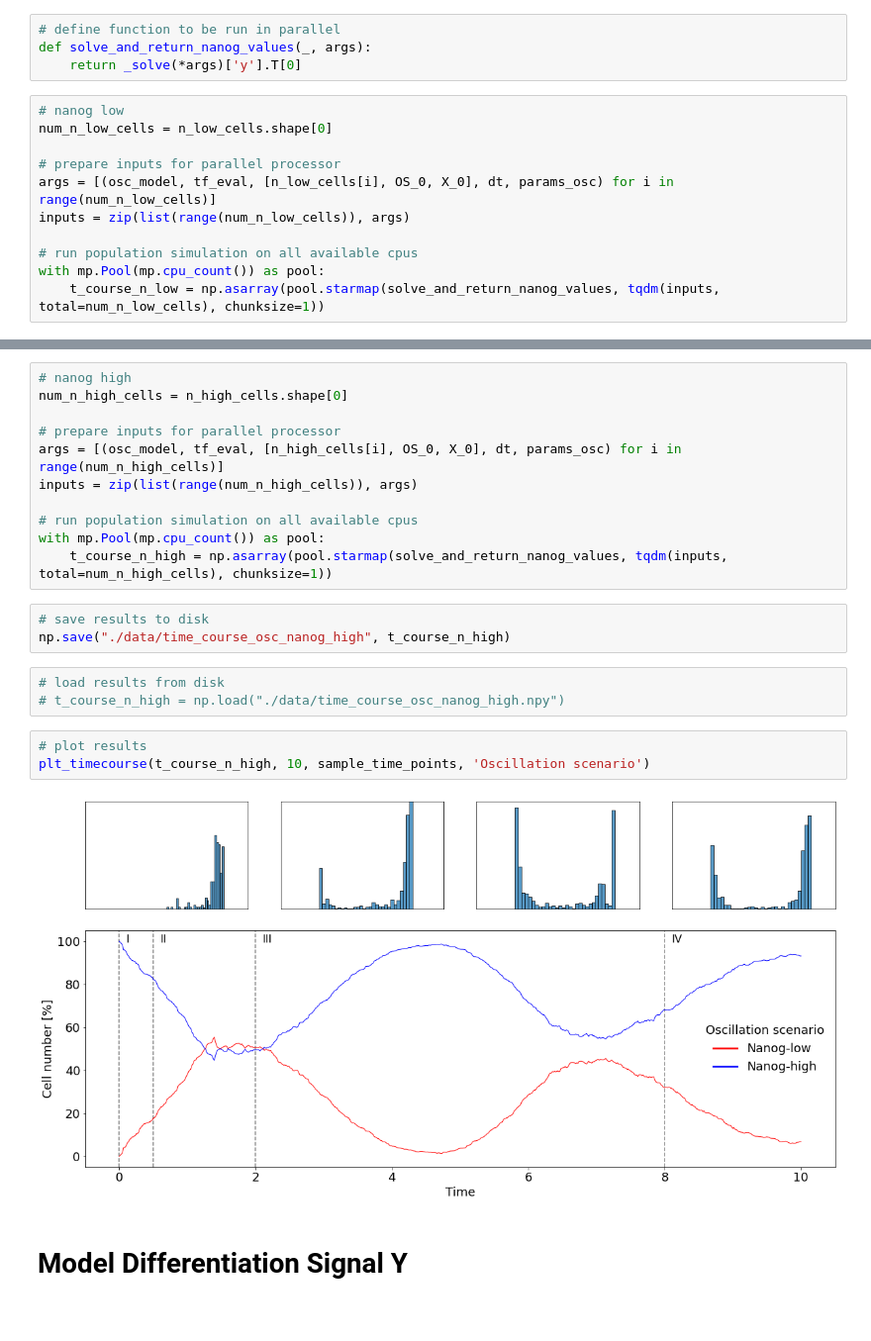
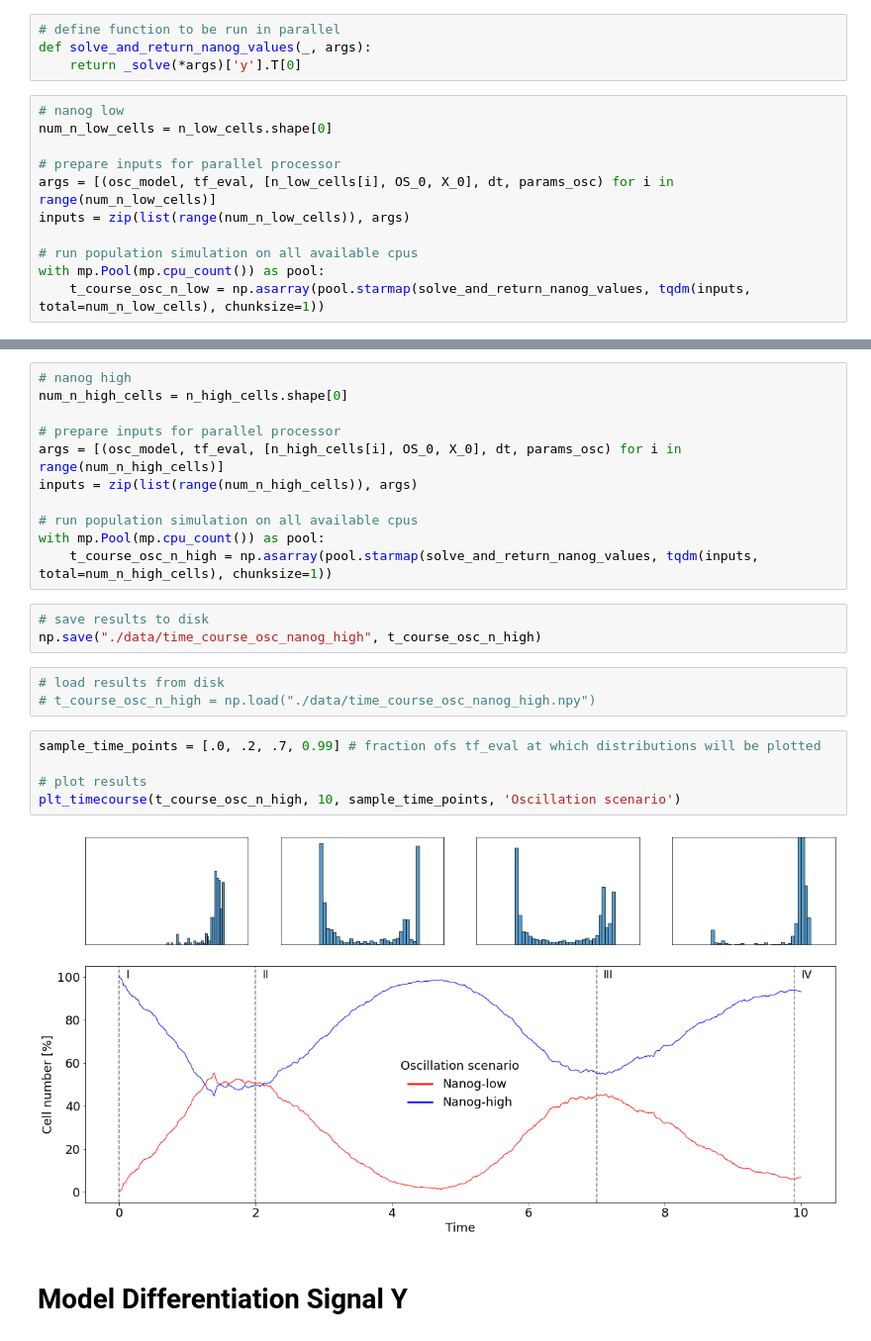
Before and after one commit to martinfg/modelling-nanog-variability, a Jupyter notebook: notebook.ipynb, the cells around one changed output, grey strips where cells are left out. Shown at 99% size. Cells and saved outputs as stored; diff of their text form.

Commit message:
finish plots

```diff
--- a/notebook.ipynb
+++ b/notebook.ipynb
@@ -707,6 +706,6 @@ inputs = zip(list(range(num_n_low_cells)), args)
 
 # run population simulation on all available cpus
 with mp.Pool(mp.cpu_count()) as pool:
-    t_course_n_low = np.asarray(pool.starmap(solve_and_return_nanog_values, tqdm(inputs, total=num_n_low_cells), chunksize=1))
+    t_course_osc_n_low = np.asarray(pool.starmap(solve_and_return_nanog_values, tqdm(inputs, total=num_n_low_cells), chunksize=1))
 # %%
 # save results to disk
@@ -729,18 +730,20 @@ inputs = zip(list(range(num_n_high_cells)), args)
 
 # run population simulation on all available cpus
 with mp.Pool(mp.cpu_count()) as pool:
-    t_course_n_high = np.asarray(pool.starmap(solve_and_return_nanog_values, tqdm(inputs, total=num_n_high_cells), chunksize=1))
+    t_course_osc_n_high = np.asarray(pool.starmap(solve_and_return_nanog_values, tqdm(inputs, total=num_n_high_cells), chunksize=1))
 # %%
 # save results to disk
-np.save("./data/time_course_osc_nanog_high", t_course_n_high)
+np.save("./data/time_course_osc_nanog_high", t_course_osc_n_high)
-# %%
-# load results from disk
-# t_course_n_high = np.load("./data/time_course_osc_nanog_high.npy")
+# %%
+# load results from disk
+# t_course_osc_n_high = np.load("./data/time_course_osc_nanog_high.npy")
 # %%
+sample_time_points = [.0, .2, .7, 0.99] # fraction ofs tf_eval at which distributions will be plotted
+
 # plot results
-plt_timecourse(t_course_n_high, 10, sample_time_points, 'Oscillation scenario')
+plt_timecourse(t_course_osc_n_high, 10, sample_time_points, 'Oscillation scenario')
 # %% [output]
-[figure, old version]
+[figure, new version]
 # %% [markdown]
 # Model Differentiation Signal Y
 # %%
```
Also changed, not shown: parts of 15 cells of this notebook.
